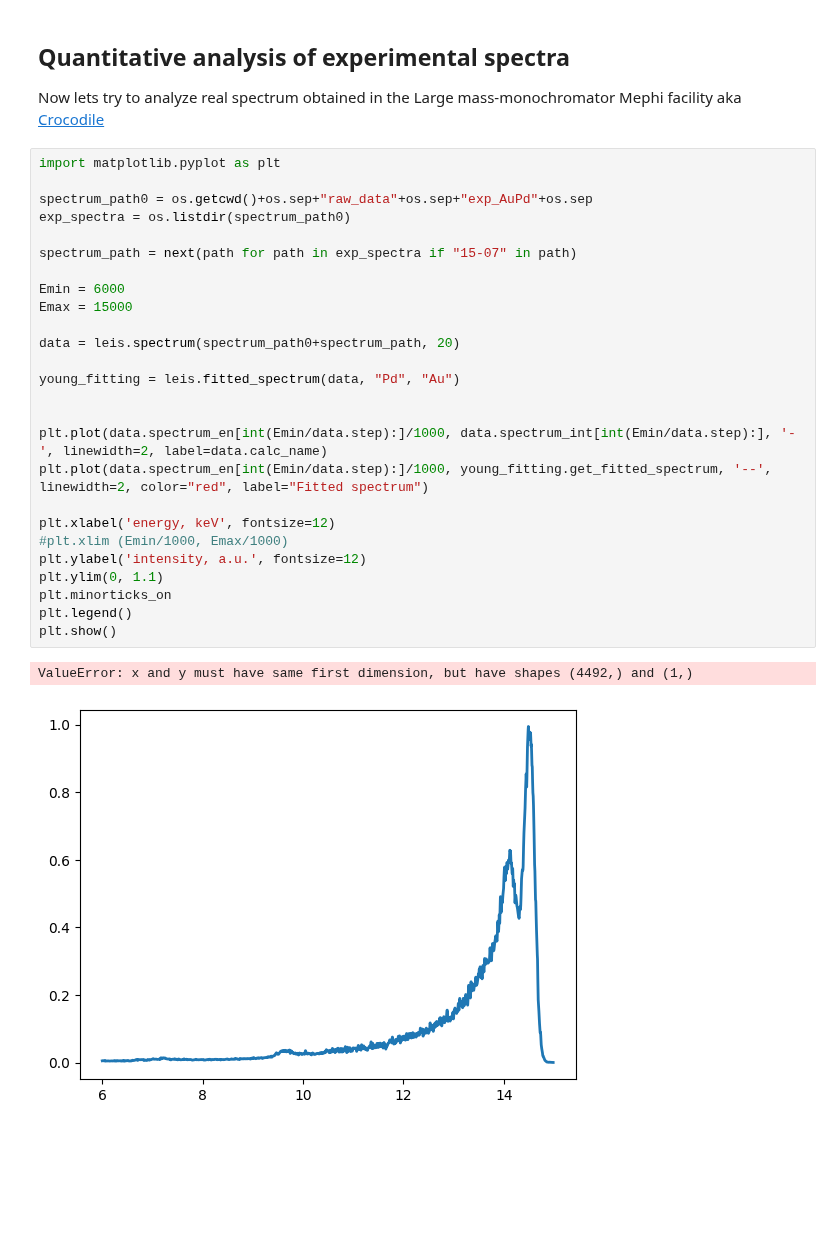
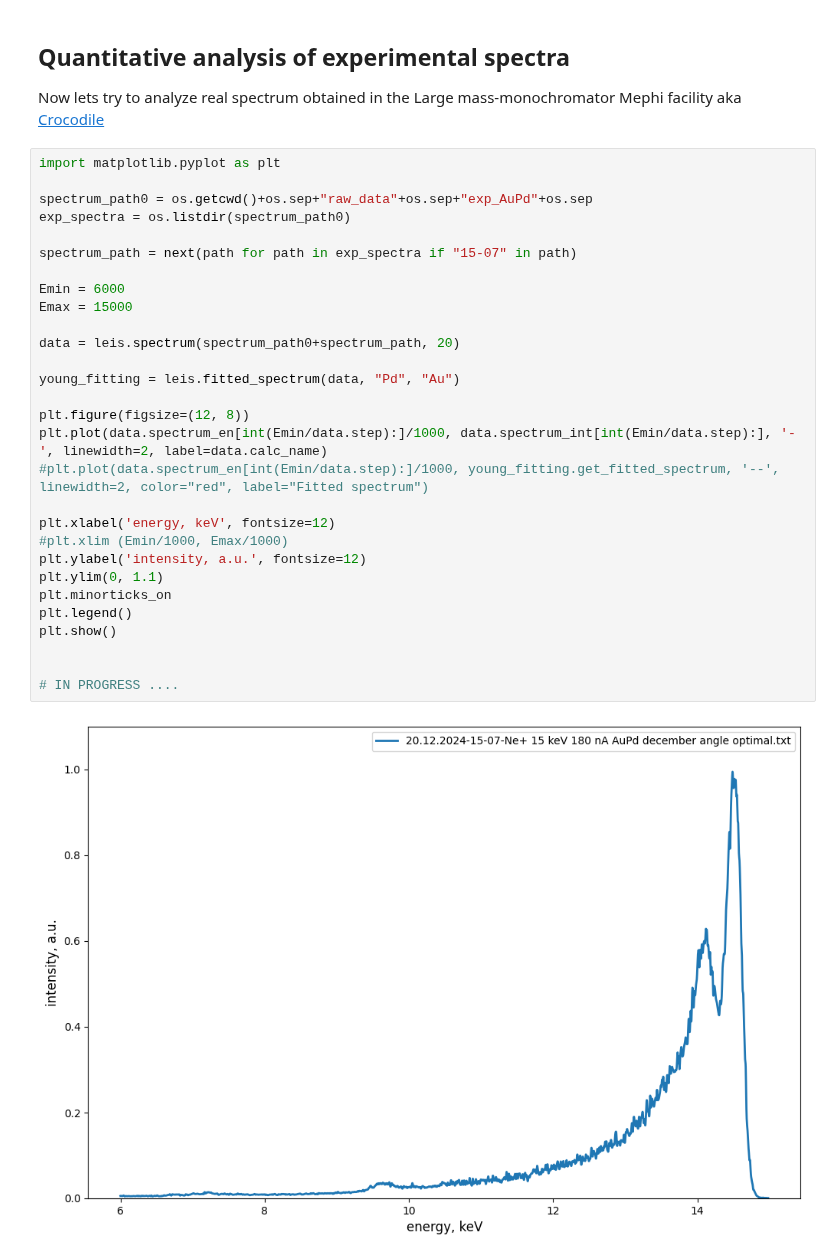
Before and after one commit to mauveferret/SpecRec, a Jupyter notebook: main_example.ipynb, the cells around one changed output. Drawn from its saved outputs; the diff is of its cells as text; blank space fills up the shorter version.

```diff
--- a/main_example.ipynb
+++ b/main_example.ipynb
@@ -245,29 +245,31 @@ Now lets try to analyze real spectrum obtained in the Large mass-monochromator M
 # %%
 import matplotlib.pyplot as plt
 
 spectrum_path0 = os.getcwd()+os.sep+"raw_data"+os.sep+"exp_AuPd"+os.sep
 exp_spectra = os.listdir(spectrum_path0)
 
 spectrum_path = next(path for path in exp_spectra if "15-07" in path)
 
 Emin = 6000
 Emax = 15000
 
 data = leis.spectrum(spectrum_path0+spectrum_path, 20)
 
 young_fitting = leis.fitted_spectrum(data, "Pd", "Au")
 
-
+plt.figure(figsize=(12, 8))
 plt.plot(data.spectrum_en[int(Emin/data.step):]/1000, data.spectrum_int[int(Emin/data.step):], '-', linewidth=2, label=data.calc_name)
-plt.plot(data.spectrum_en[int(Emin/data.step):]/1000, young_fitting.get_fitted_spectrum, '--', linewidth=2, color="red", label="Fitted spectrum")
+#plt.plot(data.spectrum_en[int(Emin/data.step):]/1000, young_fitting.get_fitted_spectrum, '--', linewidth=2, color="red", label="Fitted spectrum")
 
 plt.xlabel('energy, keV', fontsize=12)
 #plt.xlim (Emin/1000, Emax/1000)
 plt.ylabel('intensity, a.u.', fontsize=12)
 plt.ylim(0, 1.1)
 plt.minorticks_on
 plt.legend()
 plt.show()
+
+
+# IN PROGRESS ....
 # %% [output]
-ValueError: x and y must have same first dimension, but have shapes (4492,) and (1,)
-[figure, old version]
+[figure, new version]
```
Also changed, not shown: parts of 3 cells of this notebook, 2 other files.
